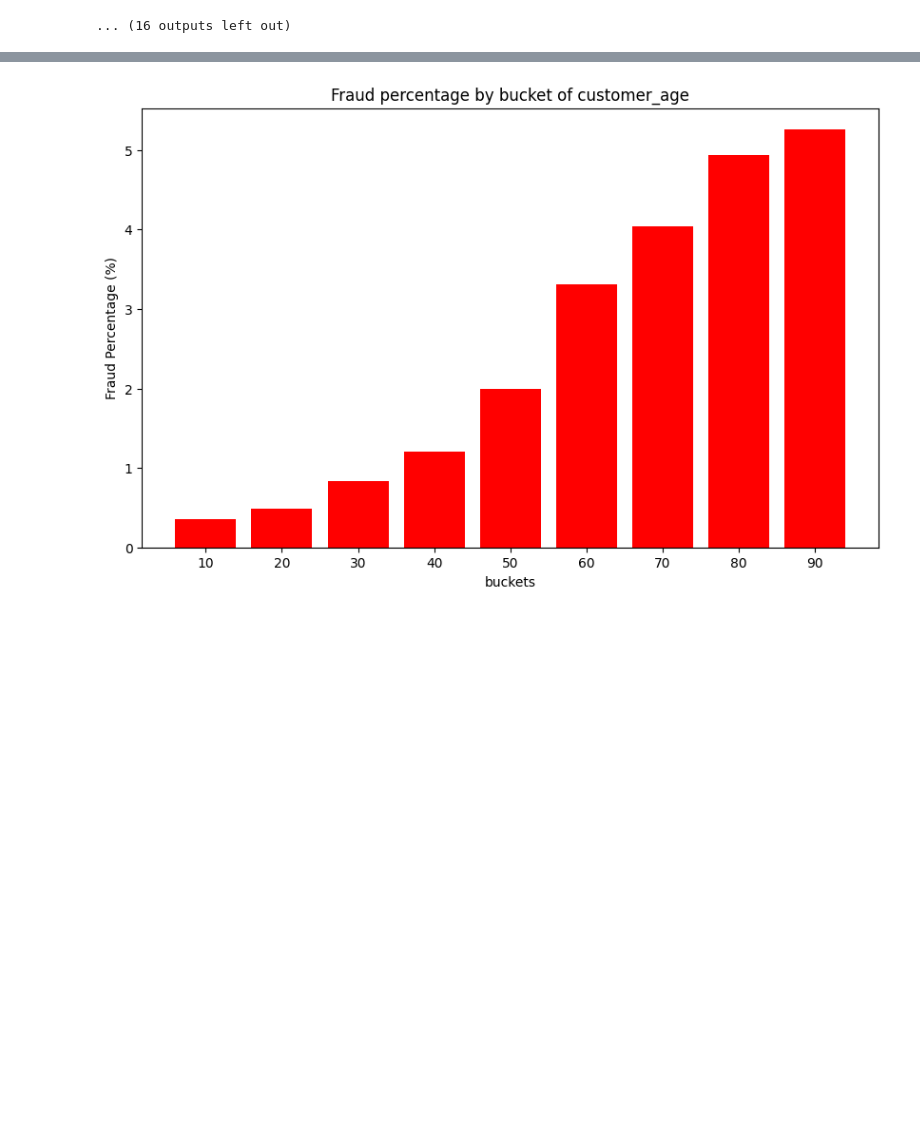
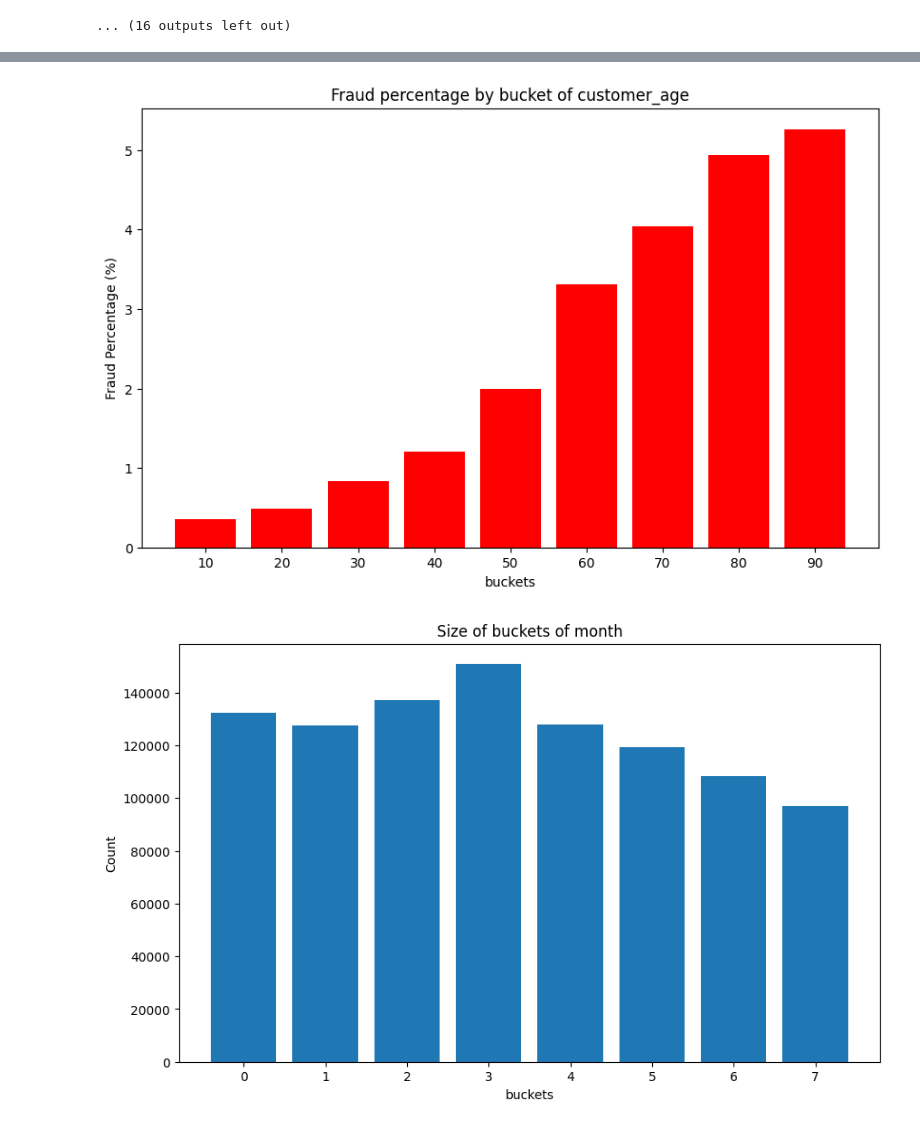
Before and after one commit to jonnywong288/bank-account-fraud, a Jupyter notebook: data_exploration.ipynb, the cells around one changed output, grey strips where cells are left out. Drawn from its saved outputs; the diff is of its cells as text; code cells hidden in the pictures; blank space fills up the shorter version.

```diff
--- a/data_exploration.ipynb
+++ b/data_exploration.ipynb
@@ -198,9 +187,10 @@ fv.numerical_continuous(data_types['numerical_continuous_bounded']+data_types['n
 [figure]
 ... (16 outputs left out)
 # %%
-fv.ordinal(data_types['ordinal'])
+fv.ordinal(data_types['ordinal']+data_types['temporal'])
 # %% [output]
 [figure]
 [figure]
 [figure]
 [figure]
+[figure, added]
```
Also changed, not shown: parts of 5 cells of this notebook, 1 other file.
